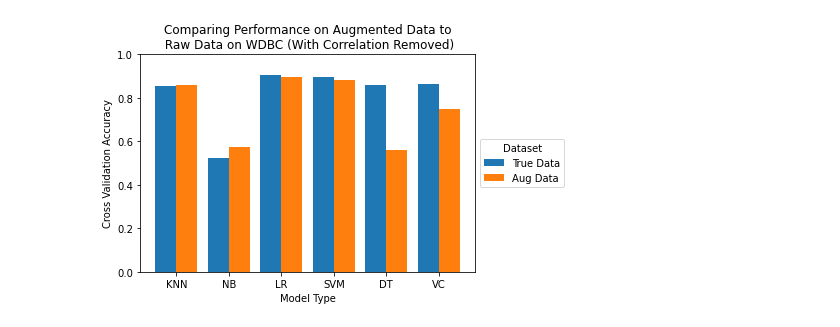
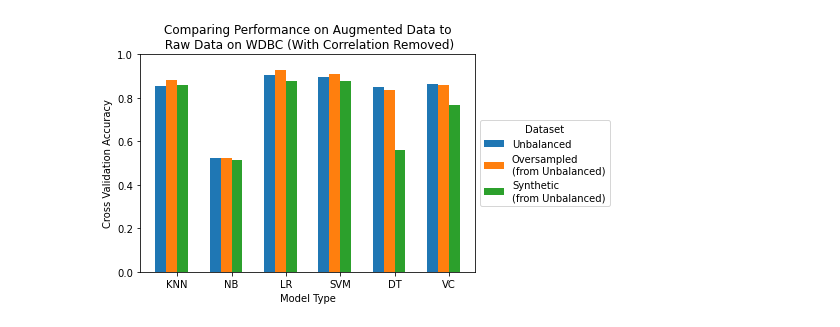
Before and after one commit to sprice134/MQP-2023, a Jupyter notebook: Code/Wole-Paper1/augmentationImbalance.ipynb, the cells around one changed output. Cells and saved outputs as stored; diff of their text form; code cells hidden in the pictures.

```diff
--- a/Code/Wole-Paper1/augmentationImbalance.ipynb
+++ b/Code/Wole-Paper1/augmentationImbalance.ipynb
@@ -511 +494,31 @@ DT  - Min: 0.7719298245614035, Max: 0.9035087719298246, Avg: 0.8605263157894736
 VC  - Min: 0.7719298245614035, Max: 0.9035087719298246, Avg: 0.8614035087719298
+# %%
+overKnnWDBC_Stripped = []
+overNbWDBC_Stripped = []
+overLrWDBC_Stripped = []
+overSvmWDBC_Stripped = []
+overDtWDBC_Stripped = []
+overVcWDBC_Stripped = []
+for i in range(10):
+    X = df[colsInUse[2:]]
+    y = df[colsInUse[1]]
+
+    SEED = 42 + i
+    X_train, X_test, y_train, y_test = train_test_split(X, y, test_size=0.20, random_state=SEED)
+    subSample = pd.DataFrame(subsample(X_train, y_train, 20000, 5))
+    X_train = subSample[subSample.columns[:-1]]
+    y_train = subSample[subSample.columns[-1]]
+    oversample = RandomOverSampler(sampling_strategy='minority', random_state=42)
+    X_train, y_train = oversample.fit_resample(X_train, y_train)
+
+    col_names=df.columns[2:]
+    scaled_df = pd.DataFrame(X_train, columns=col_names)
+    scaled_df.describe().T
+    scores = trainModels(X_train, X_test, y_train, y_test)
+    overKnnWDBC_Stripped.append(scores[0])
+    overNbWDBC_Stripped.append(scores[1])
+    overLrWDBC_Stripped.append(scores[2])
+    overSvmWDBC_Stripped.append(scores[3])
+    overDtWDBC_Stripped.append(scores[4])
+    overVcWDBC_Stripped.append(scores[5])
+    print('Iteration: {}'.format(i))
@@ -512,25 +534,26 @@ VC  - Min: 0.7719298245614035, Max: 0.9035087719298246, Avg: 0.8614035087719298
 # %%
 X = ['KNN','NB','LR','SVM', 'DT', 'VC' ]
 
 aug = [np.mean(augKnnWDBC_Stripped), np.mean(augNbWDBC_Stripped), np.mean(augLrWDBC_Stripped),
         np.mean(augSvmWDBC_Stripped), np.mean(augDtWDBC_Stripped), np.mean(augVcWDBC_Stripped)]
 reg = [np.mean(knnWDBC_Stripped), np.mean(nbWDBC_Stripped), np.mean(lrWDBC_Stripped),
         np.mean(svmWDBC_Stripped), np.mean(dtWDBC_Stripped), np.mean(vcWDBC_Stripped)]
+over = [np.mean(overKnnWDBC_Stripped), np.mean(overNbWDBC_Stripped), np.mean(overLrWDBC_Stripped),
+        np.mean(overSvmWDBC_Stripped), np.mean(overDtWDBC_Stripped), np.mean(overVcWDBC_Stripped)]
 
-Ygirls = [10,20,20,40]
-Zboys = [20,30,25,30]
 
 X_axis = np.arange(len(X))
 
-plt.bar(X_axis - 0.2, reg, 0.4, label = 'True Data')
-plt.bar(X_axis + 0.2, aug, 0.4, label = 'Aug Data')
+plt.bar(X_axis - 0.3, reg, 0.2, label = 'Unbalanced')
+plt.bar(X_axis - 0.1, over, 0.2, label = 'Oversampled\n(from Unbalanced)')
+plt.bar(X_axis + 0.1, aug, 0.2, label = 'Synthetic\n(from Unbalanced)')
 
 plt.xticks(X_axis, X)
 plt.xlabel("Model Type")
 plt.ylabel("Cross Validation Accuracy")
 plt.ylim(0,1)
 plt.title("Comparing Performance on Augmented Data to\n Raw Data on WDBC (With Correlation Removed)")
 plt.legend(title='Dataset',loc='center left', bbox_to_anchor=(1, 0.5))
 plt.show()
 # %% [output]
-[figure, old version]
+[figure, new version]
```
Also changed, not shown: parts of 18 cells of this notebook.
